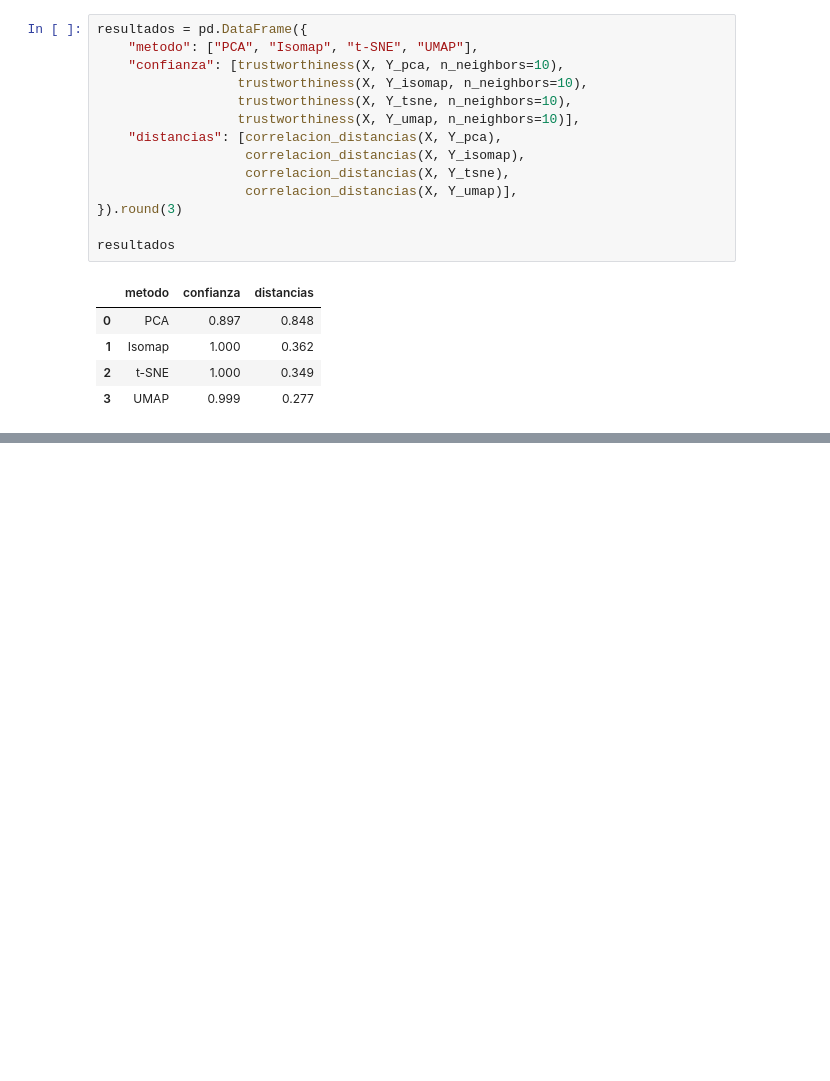
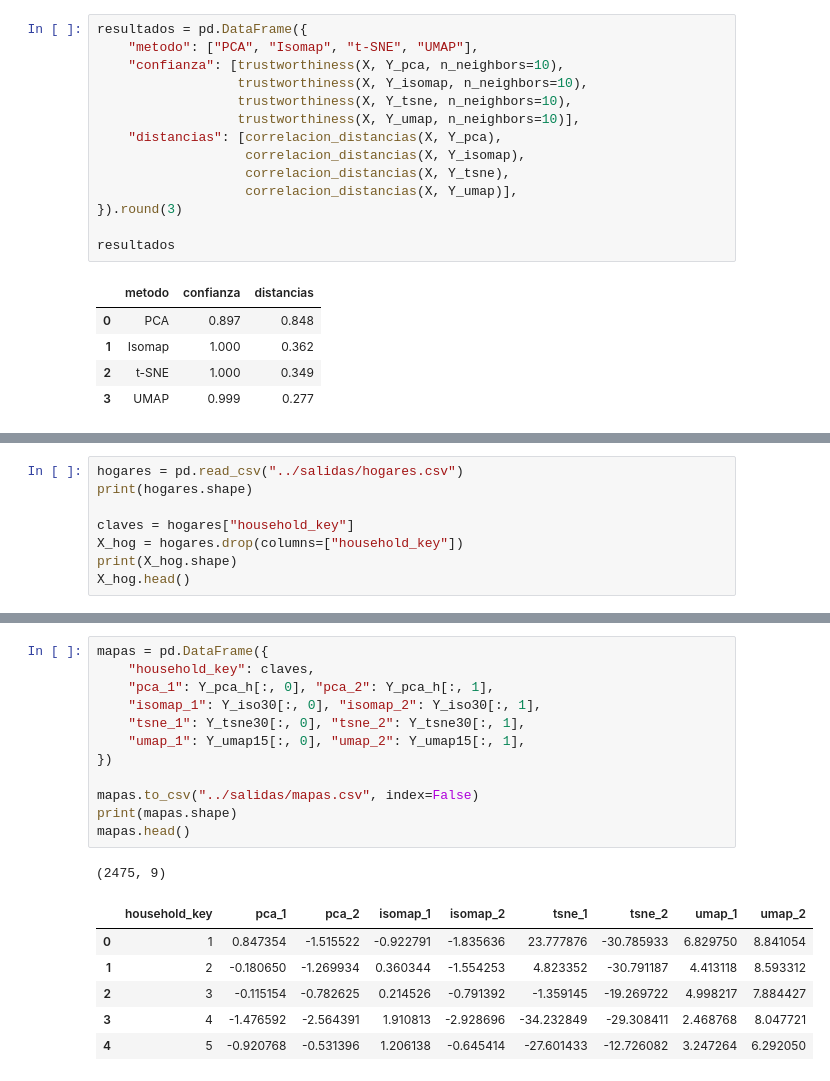
Before and after one commit to uo293890/IN-202627, a Jupyter notebook: notebooks/02_metodos.ipynb, the cells around one changed output, grey strips where cells are left out. Cells and saved outputs as stored; diff of their text form; blank space fills up the shorter version.

```diff
--- a/notebooks/02_metodos.ipynb
+++ b/notebooks/02_metodos.ipynb
@@ -110,0 +144,8 @@ resultados
+# %%
+hogares = pd.read_csv("../salidas/hogares.csv")
+print(hogares.shape)
+
+claves = hogares["household_key"]
+X_hog = hogares.drop(columns=["household_key"])
+print(X_hog.shape)
+X_hog.head()
@@ -110,0 +267,20 @@ resultados
+# %%
+mapas = pd.DataFrame({
+    "household_key": claves,
+    "pca_1": Y_pca_h[:, 0], "pca_2": Y_pca_h[:, 1],
+    "isomap_1": Y_iso30[:, 0], "isomap_2": Y_iso30[:, 1],
+    "tsne_1": Y_tsne30[:, 0], "tsne_2": Y_tsne30[:, 1],
+    "umap_1": Y_umap15[:, 0], "umap_2": Y_umap15[:, 1],
+})
+
+mapas.to_csv("../salidas/mapas.csv", index=False)
+print(mapas.shape)
+mapas.head()
+# %% [output]
+(2475, 9)
+|  | household_key | pca_1 | pca_2 | isomap_1 | isomap_2 | tsne_1 | tsne_2 | umap_1 | umap_2 |
+| 0 | 1 | 0.847354 | -1.515522 | -0.922791 | -1.835636 | 23.777876 | -30.785933 | 6.829750 | 8.841054 |
+| 1 | 2 | -0.180650 | -1.269934 | 0.360344 | -1.554253 | 4.823352 | -30.791187 | 4.413118 | 8.593312 |
+| 2 | 3 | -0.115154 | -0.782625 | 0.214526 | -0.791392 | -1.359145 | -19.269722 | 4.998217 | 7.884427 |
+| 3 | 4 | -1.476592 | -2.564391 | 1.910813 | -2.928696 | -34.232849 | -29.308411 | 2.468768 | 8.047721 |
+| 4 | 5 | -0.920768 | -0.531396 | 1.206138 | -0.645414 | -27.601433 | -12.726082 | 3.247264 | 6.292050 |
```
Also changed, not shown: parts of 20 cells of this notebook, 5 other files.
